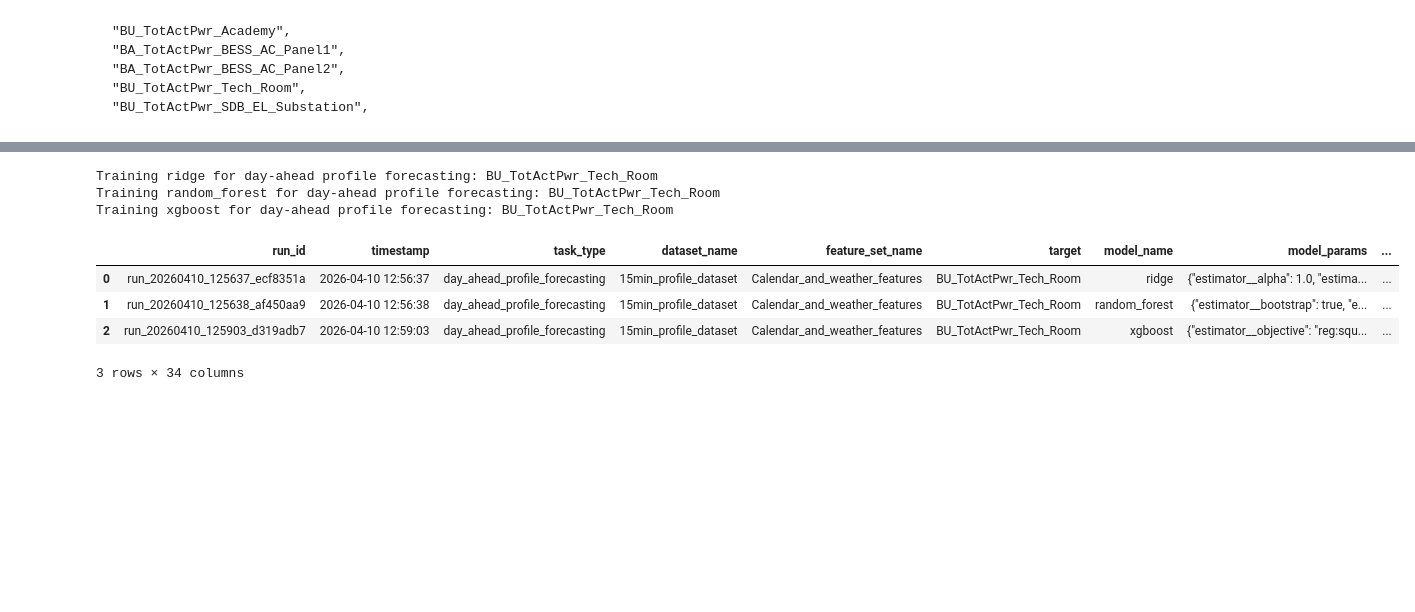
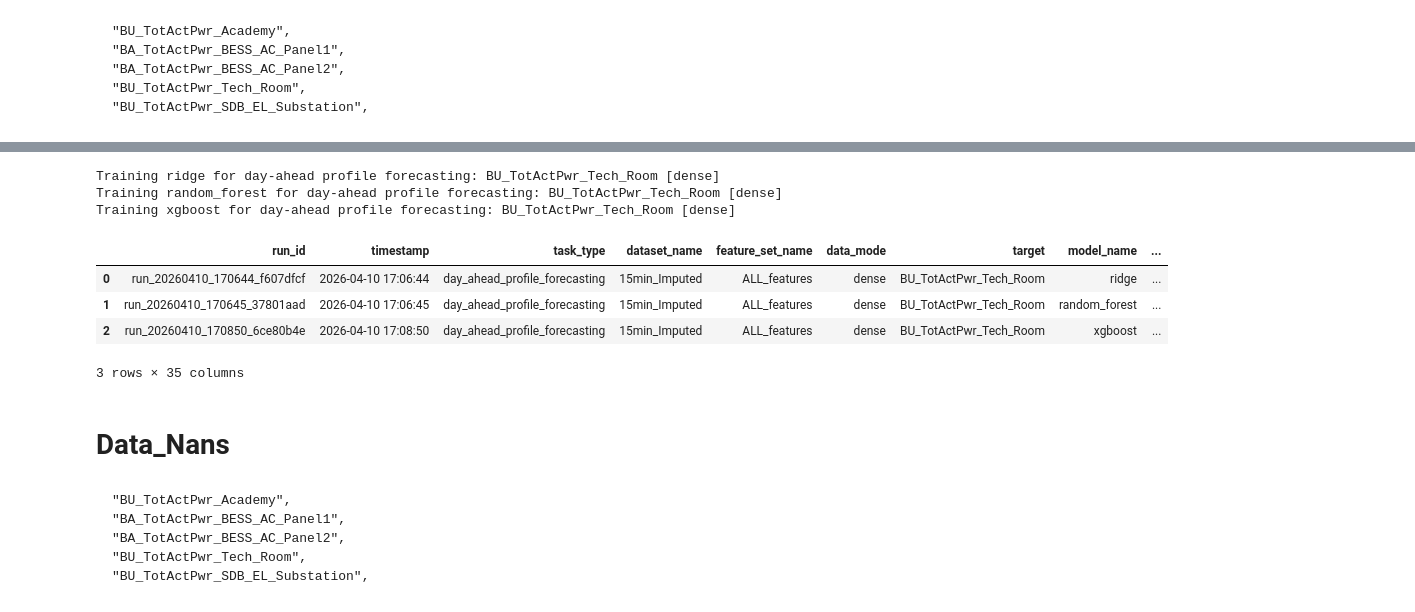
Before and after one commit to MilanMavani/Thesis_EMS_LF, a Jupyter notebook: JupyterNotebooks/Profile_LF.ipynb, the cells around one changed output, grey strips where cells are left out. Drawn from its saved outputs; the diff is of its cells as text; code cells hidden in the pictures; blank space fills up the shorter version.

```diff
--- a/JupyterNotebooks/Profile_LF.ipynb
+++ b/JupyterNotebooks/Profile_LF.ipynb
@@ -61,30 +68,39 @@ df_imputed.columns.tolist()
 # %%
 target_col = "BU_TotActPwr_Tech_Room"
 feature_cols = [c for c in df_imputed.columns if c != target_col]
 
 results_df, horizon_results = run_profile_training_experiment(
     df=df_imputed,
     target_col=target_col,
     feature_cols=feature_cols,
-    dataset_name="15min_profile_dataset",
-    feature_set_name="Calendar_and_weather_features",
+    dataset_name="15min_Imputed",
+    feature_set_name="ALL_features",
     horizon_steps=96,
     issue_hour=23,
     issue_minute=45,
-    train_ratio=0.70,
-    val_ratio=0.15,
-    test_ratio=0.15,
+    train_ratio=0.80,
+    val_ratio=0.10,
+    test_ratio=0.10,
     selected_models=["ridge", "random_forest", "xgboost"],
     drop_feature_nan=False,
+    data_mode="dense",
 )
 
 results_df
 # %% [output]
-Training ridge for day-ahead profile forecasting: BU_TotActPwr_Tech_Room
-Training random_forest for day-ahead profile forecasting: BU_TotActPwr_Tech_Room
-Training xgboost for day-ahead profile forecasting: BU_TotActPwr_Tech_Room
+Training ridge for day-ahead profile forecasting: BU_TotActPwr_Tech_Room [dense]
+Training random_forest for day-ahead profile forecasting: BU_TotActPwr_Tech_Room [dense]
+Training xgboost for day-ahead profile forecasting: BU_TotActPwr_Tech_Room [dense]
-|  | run_id | timestamp | task_type | dataset_name | feature_set_name | target | model_name | model_params | ... |
-| 0 | run_20260410_125637_ecf8351a | 2026-04-10 12:56:37 | day_ahead_profile_forecasting | 15min_profile_dataset | Calendar_and_weather_features | BU_TotActPwr_Tech_Room | ridge | {"estimator__alpha": 1.0, "estima... | ... |
-| 1 | run_20260410_125638_af450aa9 | 2026-04-10 12:56:38 | day_ahead_profile_forecasting | 15min_profile_dataset | Calendar_and_weather_features | BU_TotActPwr_Tech_Room | random_forest | {"estimator__bootstrap": true, "e... | ... |
-| 2 | run_20260410_125903_d319adb7 | 2026-04-10 12:59:03 | day_ahead_profile_forecasting | 15min_profile_dataset | Calendar_and_weather_features | BU_TotActPwr_Tech_Room | xgboost | {"estimator__objective": "reg:squ... | ... |
+|  | run_id | timestamp | task_type | dataset_name | feature_set_name | data_mode | target | model_name | ... |
+| 0 | run_20260410_170644_f607dfcf | 2026-04-10 17:06:44 | day_ahead_profile_forecasting | 15min_Imputed | ALL_features | dense | BU_TotActPwr_Tech_Room | ridge | ... |
+| 1 | run_20260410_170645_37801aad | 2026-04-10 17:06:45 | day_ahead_profile_forecasting | 15min_Imputed | ALL_features | dense | BU_TotActPwr_Tech_Room | random_forest | ... |
+| 2 | run_20260410_170850_6ce80b4e | 2026-04-10 17:08:50 | day_ahead_profile_forecasting | 15min_Imputed | ALL_features | dense | BU_TotActPwr_Tech_Room | xgboost | ... |
-3 rows × 34 columns
+3 rows × 35 columns
+# %% [markdown]
+# Data_Nans
+# %% [markdown]
+    "BU_TotActPwr_Academy",
+    "BA_TotActPwr_BESS_AC_Panel1",
+    "BA_TotActPwr_BESS_AC_Panel2",
+    "BU_TotActPwr_Tech_Room",
+    "BU_TotActPwr_SDB_EL_Substation",
```
Also changed, not shown: parts of 12 cells of this notebook, 5 other files.
